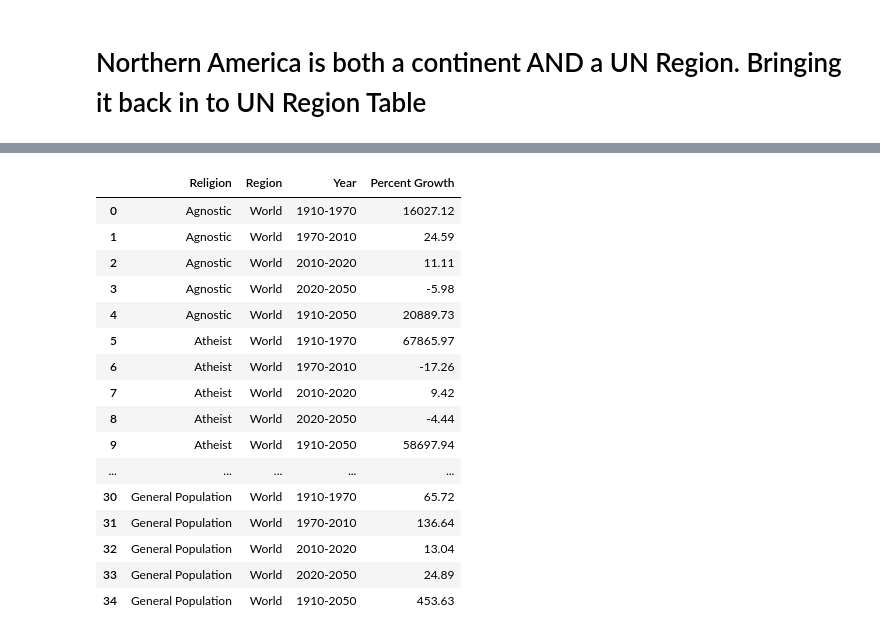
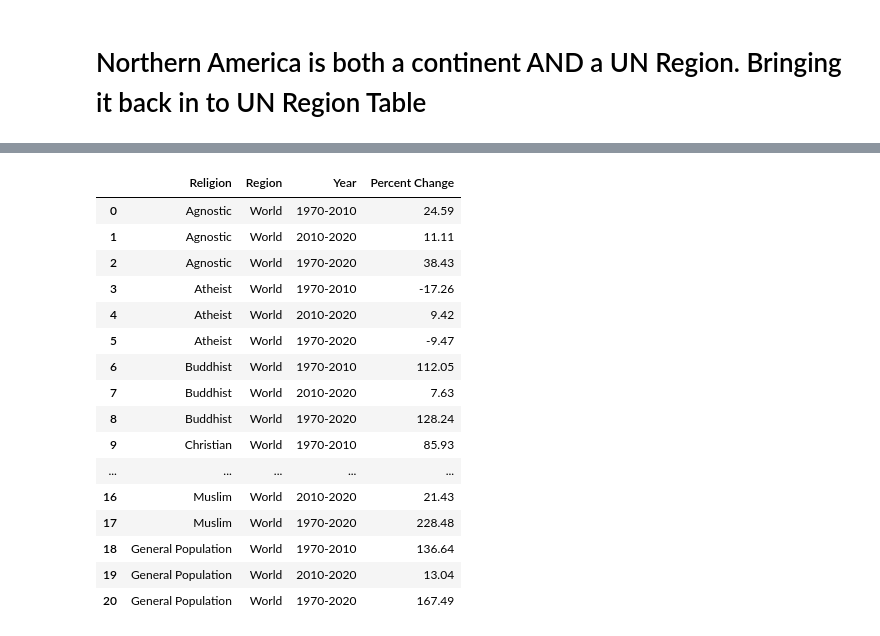
Before and after one commit to levigraft/capstone_religion_birthrate, a Jupyter notebook: Capstone/notebooks/capstone_pandas_analysis.ipynb, the cells around one changed output, grey strips where cells are left out. Drawn from its saved outputs; the diff is of its cells as text; code cells hidden in the pictures.

```diff
--- a/Capstone/notebooks/capstone_pandas_analysis.ipynb
+++ b/Capstone/notebooks/capstone_pandas_analysis.ipynb
@@ -242,8 +262,8 @@ pg_world2= pg_world
 # %%
-pg_world2=pg_world2.rename(columns = {'1910-1970 %Growth':'1910-1970', '1970-2010 %Growth':'1970-2010','2010-2020 %Growth':'2010-2020','2020-2050 %Growth':'2020-2050','1910-2050 %Growth':'1910-2050'})
+pc_world2=pc_world2.rename(columns = { '1970-2010 %Change':'1970-2010','2010-2020 %Change':'2010-2020','1970-2020 %Change':'1970-2020'})
 # %%
-pg_world_v = pg_world2.set_index(['Religion','Region']).stack()
+pc_world_v = pc_world2.set_index(['Religion','Region']).stack()
 # %%
-pg_world_v = pg_world_v.reset_index(name='Percent Growth')
+pc_world_v = pc_world_v.reset_index(name='Percent Change')
 # %%
-pg_world_v = pg_world_v.rename(columns={'level_2': 'Year'})
+pc_world_v = pc_world_v.rename(columns={'level_2': 'Year'})
@@ -263,20 +281,20 @@ pg_world
 # %%
-pg_world_v
+pc_world_v
 # %% [output]
-|  | Religion | Region | Year | Percent Growth |
-| 0 | Agnostic | World | 1910-1970 | 16027.12 |
-| 1 | Agnostic | World | 1970-2010 | 24.59 |
-| 2 | Agnostic | World | 2010-2020 | 11.11 |
-| 3 | Agnostic | World | 2020-2050 | -5.98 |
-| 4 | Agnostic | World | 1910-2050 | 20889.73 |
-| 5 | Atheist | World | 1910-1970 | 67865.97 |
-| 6 | Atheist | World | 1970-2010 | -17.26 |
-| 7 | Atheist | World | 2010-2020 | 9.42 |
-| 8 | Atheist | World | 2020-2050 | -4.44 |
-| 9 | Atheist | World | 1910-2050 | 58697.94 |
+|  | Religion | Region | Year | Percent Change |
+| 0 | Agnostic | World | 1970-2010 | 24.59 |
+| 1 | Agnostic | World | 2010-2020 | 11.11 |
+| 2 | Agnostic | World | 1970-2020 | 38.43 |
+| 3 | Atheist | World | 1970-2010 | -17.26 |
+| 4 | Atheist | World | 2010-2020 | 9.42 |
+| 5 | Atheist | World | 1970-2020 | -9.47 |
+| 6 | Buddhist | World | 1970-2010 | 112.05 |
+| 7 | Buddhist | World | 2010-2020 | 7.63 |
+| 8 | Buddhist | World | 1970-2020 | 128.24 |
+| 9 | Christian | World | 1970-2010 | 85.93 |
 | ... | ... | ... | ... | ... |
-| 30 | General Population | World | 1910-1970 | 65.72 |
-| 31 | General Population | World | 1970-2010 | 136.64 |
-| 32 | General Population | World | 2010-2020 | 13.04 |
-| 33 | General Population | World | 2020-2050 | 24.89 |
-| 34 | General Population | World | 1910-2050 | 453.63 |
+| 16 | Muslim | World | 2010-2020 | 21.43 |
+| 17 | Muslim | World | 1970-2020 | 228.48 |
+| 18 | General Population | World | 1970-2010 | 136.64 |
+| 19 | General Population | World | 2010-2020 | 13.04 |
+| 20 | General Population | World | 1970-2020 | 167.49 |
```
Also changed, not shown: parts of 91 cells of this notebook, 7 other files.
